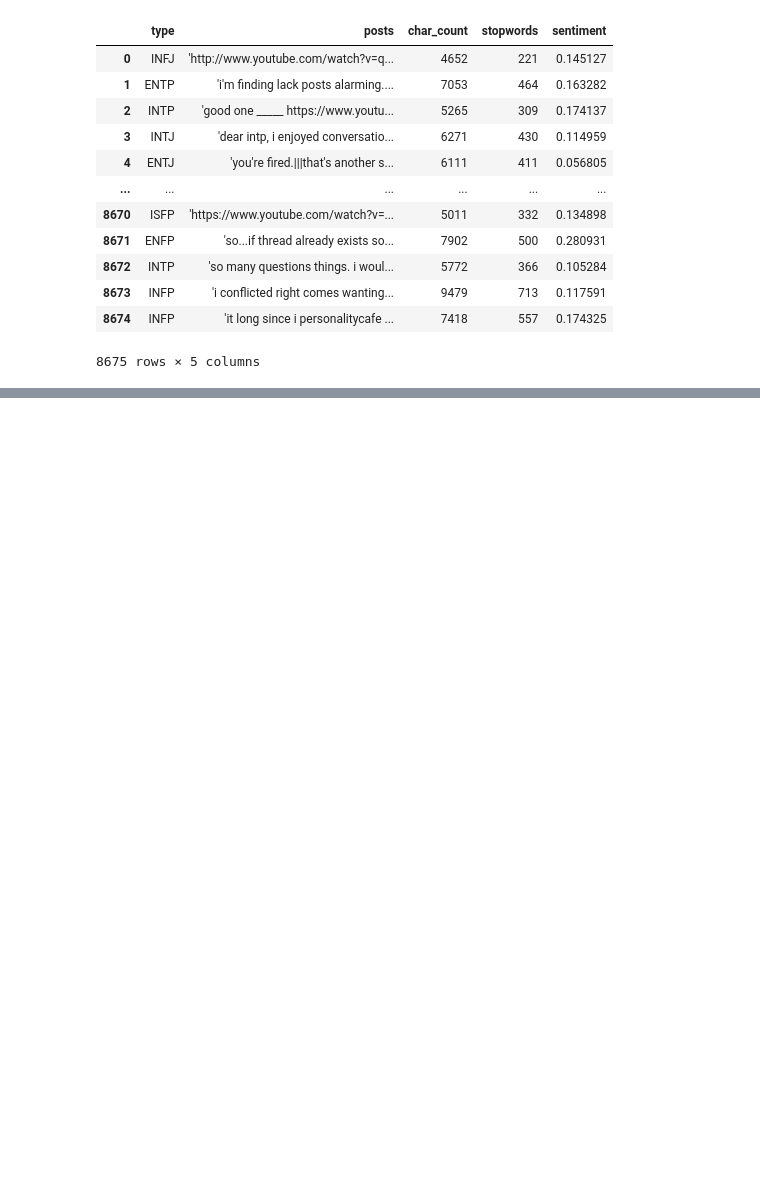
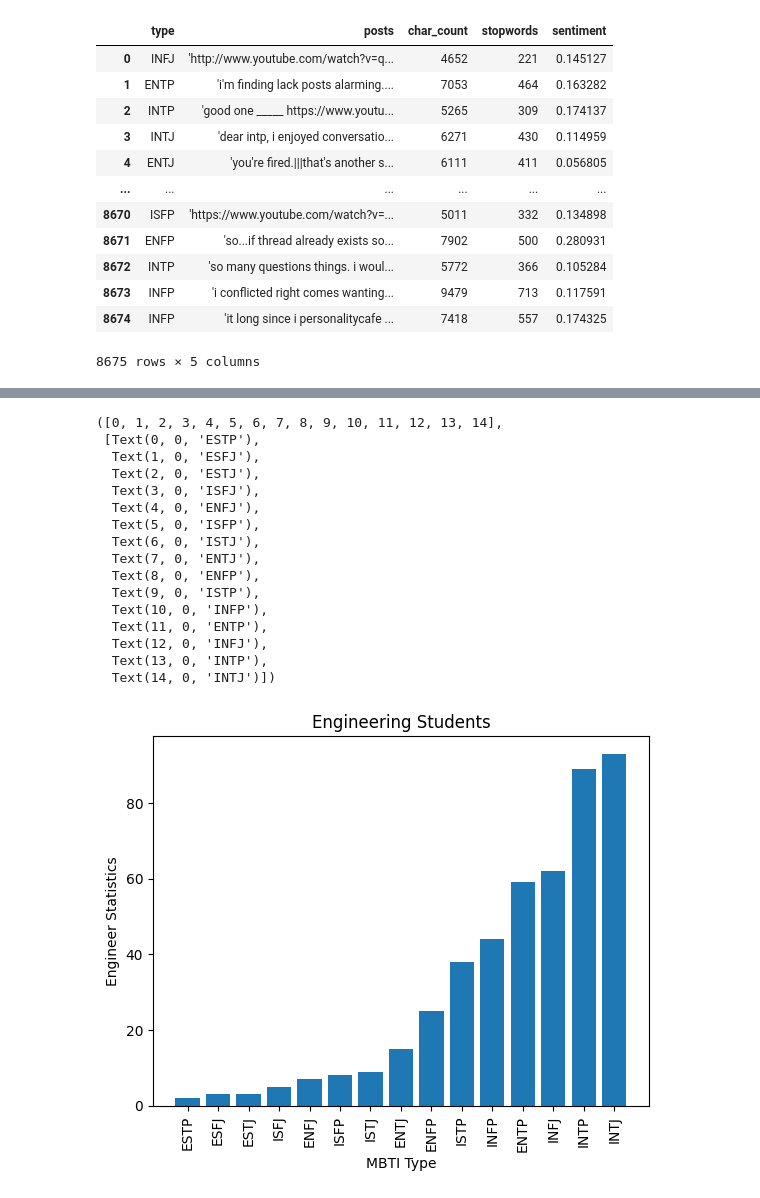
Before and after one commit to mmartin46/Data_Science_Research, a Jupyter notebook: MBTIScores.ipynb, the cells around one changed output, grey strips where cells are left out. Saved outputs shown, nothing was run; the diff lists cells and outputs as text; code cells hidden in the pictures; blank space fills up the shorter version.

```diff
--- a/MBTIScores.ipynb
+++ b/MBTIScores.ipynb
@@ -204,0 +221,11 @@ plt.show()
+# %%
+df['posts'] = df['posts'].str.replace('[^\w\s]','') # Removes punctuation
+df['posts'] = df['posts'].str.replace('\b\d+\b', '') # Removes digits
+# %%
+degrees = ['engineer', 'kineseology', 'agriculture',
+          'math']
+
+game_stats = df[df['posts'].str.contains('engineer')]
+game_stats = game_stats.groupby(['type'], as_index=False).count()
+# %%
+game_stats = game_stats[['type', 'posts']]
@@ -204,0 +251,30 @@ plt.show()
+# %%
+fig, ax = plt.subplots()
+game_stats.sort_values(by=['posts'], inplace=True)
+ax.bar(game_stats['type'], game_stats['posts'])
+
+ax.set(
+    xlabel='MBTI Type',
+    ylabel='Engineer Statistics',
+    title='Engineering Students'
+)
+
+plt.xticks(rotation=90)
+# %% [output]
+([0, 1, 2, 3, 4, 5, 6, 7, 8, 9, 10, 11, 12, 13, 14],
+ [Text(0, 0, 'ESTP'),
+  Text(1, 0, 'ESFJ'),
+  Text(2, 0, 'ESTJ'),
+  Text(3, 0, 'ISFJ'),
+  Text(4, 0, 'ENFJ'),
+  Text(5, 0, 'ISFP'),
+  Text(6, 0, 'ISTJ'),
+  Text(7, 0, 'ENTJ'),
+  Text(8, 0, 'ENFP'),
+  Text(9, 0, 'ISTP'),
+  Text(10, 0, 'INFP'),
+  Text(11, 0, 'ENTP'),
+  Text(12, 0, 'INFJ'),
+  Text(13, 0, 'INTP'),
+  Text(14, 0, 'INTJ')])
+[figure, added]
```
Also changed, not shown: parts of 7 cells of this notebook.
